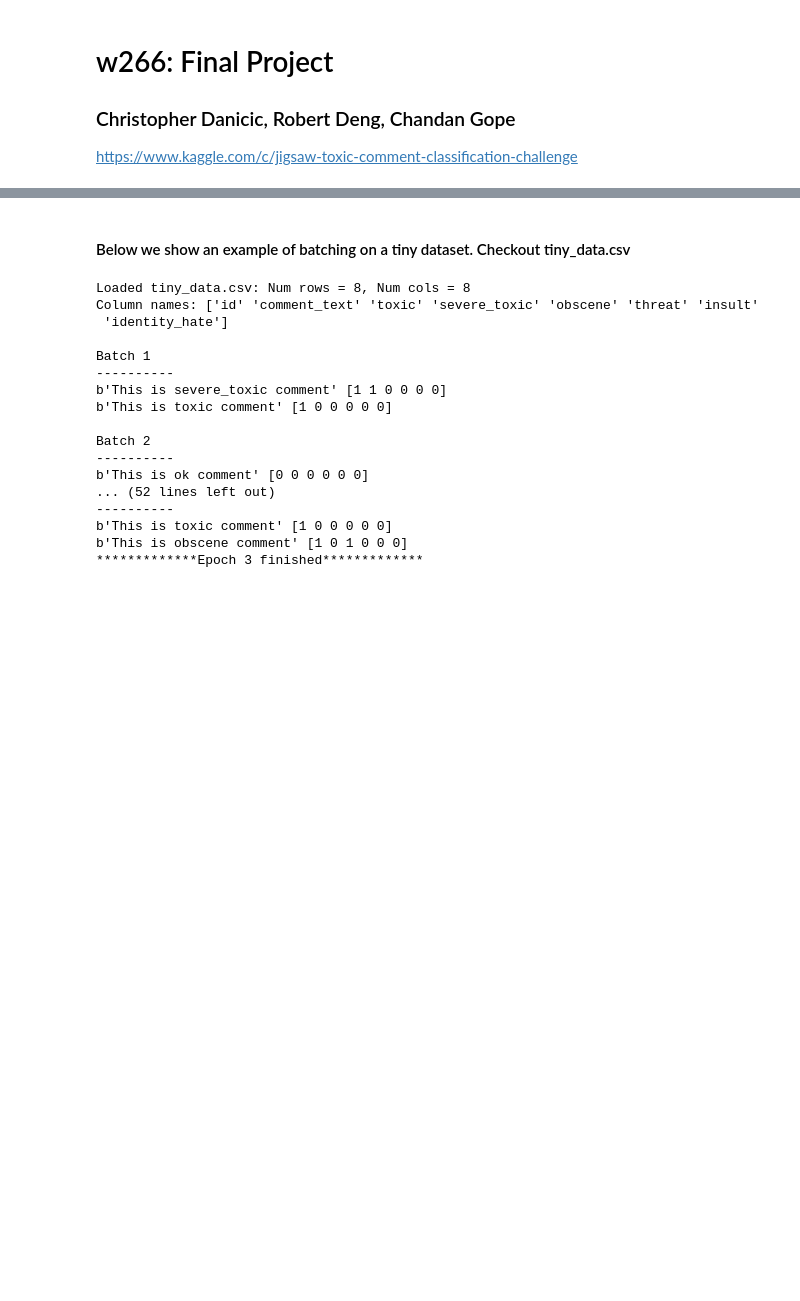
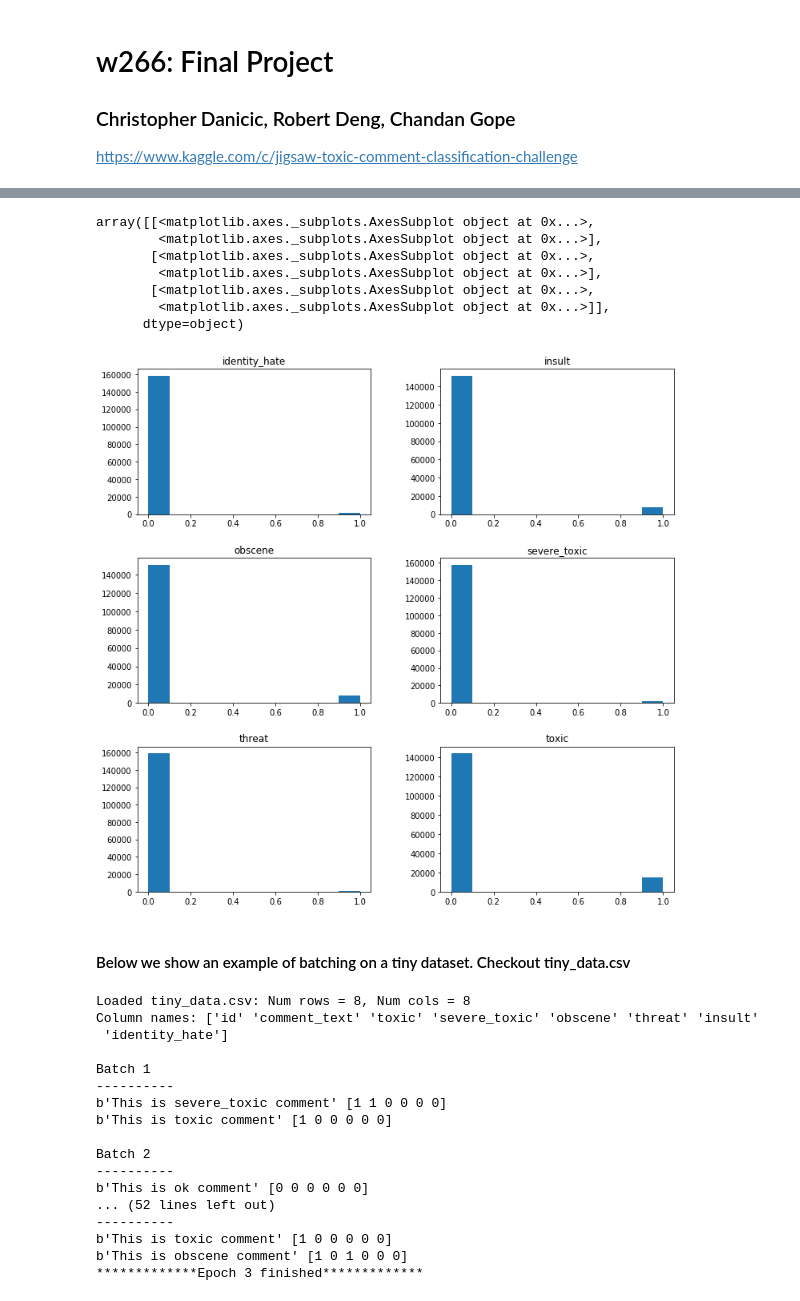
Before and after one commit to chandangope/w266-finalproject, a Jupyter notebook: toxic_comments.ipynb, the cells around one changed output, grey strips where cells are left out. Cells and saved outputs as stored; diff of their text form; code cells hidden in the pictures; blank space fills up the shorter version.

```diff
--- a/toxic_comments.ipynb
+++ b/toxic_comments.ipynb
@@ -42,3 +79,14 @@ Test data column names: ['id' 'comment_text']
+# %%
+train.hist(grid=False, figsize=(12,12), column=['toxic', 'severe_toxic', 'obscene', 'threat', 'insult', 'identity_hate'])
+# %% [output]
+array([[<matplotlib.axes._subplots.AxesSubplot object at 0x...>,
+        <matplotlib.axes._subplots.AxesSubplot object at 0x...>],
+       [<matplotlib.axes._subplots.AxesSubplot object at 0x...>,
+        <matplotlib.axes._subplots.AxesSubplot object at 0x...>],
+       [<matplotlib.axes._subplots.AxesSubplot object at 0x...>,
+        <matplotlib.axes._subplots.AxesSubplot object at 0x...>]],
+      dtype=object)
+[figure, added]
 # %% [markdown]
 #### Below we show an example of batching on a tiny dataset. Checkout tiny_data.csv
 # %%
```
Also changed, not shown: parts of 5 cells of this notebook.
